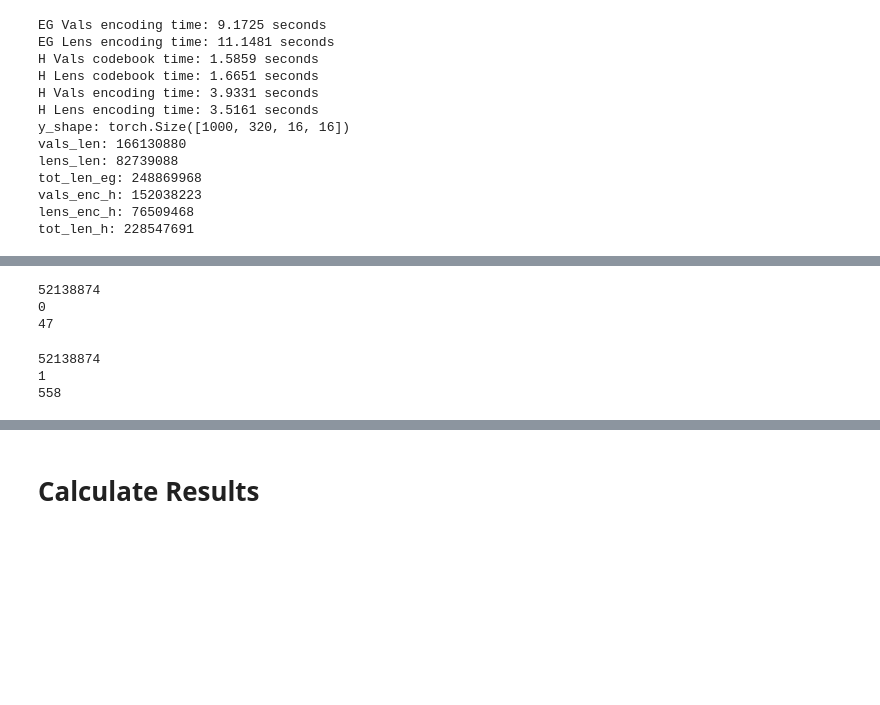
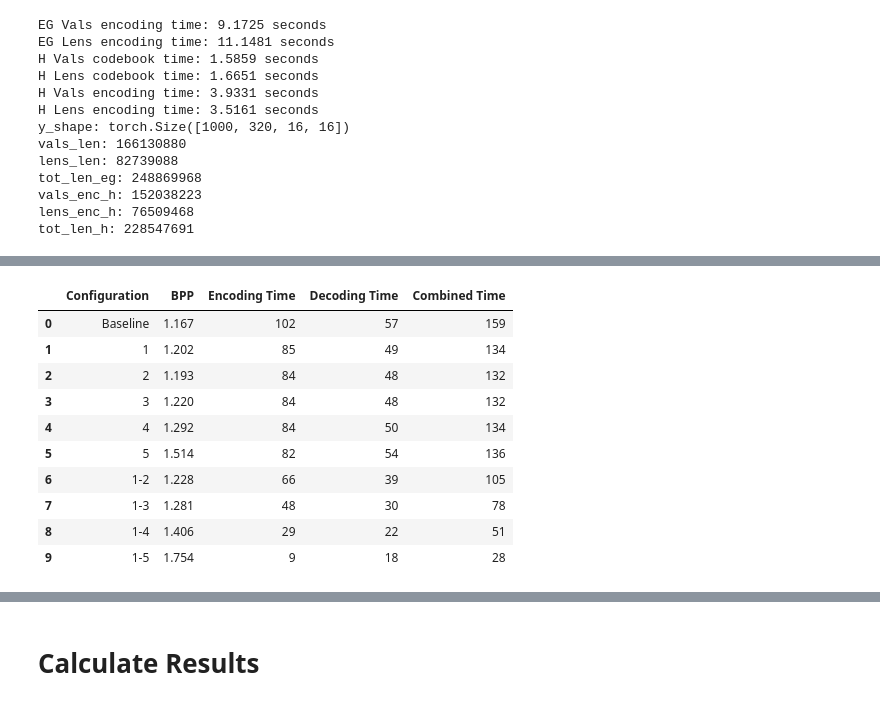
Before and after one commit to zb-umkc/elic_dct, a Jupyter notebook: elic_dct_rle.ipynb, the cells around one changed output, grey strips where cells are left out. Saved outputs shown, nothing was run; the diff lists cells and outputs as text; code cells hidden in the pictures; blank space fills up the shorter version.

```diff
--- a/elic_dct_rle.ipynb
+++ b/elic_dct_rle.ipynb
@@ -417,16 +407,22 @@ plt.show()
-# %%
-print(len(vals+24))
-print(np.min(vals+24))
-print(np.max(vals+24))
-# %% [output]
-52138874
-0
-47
-# %%
-print(len(lens))
-print(np.min(lens))
-print(np.max(lens))
-# %% [output]
-52138874
-1
-558
+# %%
+rc_df = pd.DataFrame({
+    "Configuration": ["Baseline", "1", "2", "3", "4", "5", "1-2", "1-3", "1-4", "1-5"],
+    "BPP": [1.167, 1.202, 1.193, 1.220, 1.292, 1.514, 1.228, 1.281, 1.406, 1.754],
+    "Encoding Time": [102, 85, 84, 84, 84, 82, 66, 48, 29, 9],
+    "Decoding Time": [57, 49, 48, 48, 50, 54, 39, 30, 22, 18],
+    "Combined Time": [159, 134, 132, 132, 134, 136, 105, 78, 51, 28]
+})
+
+rc_df
+# %% [output]
+|  | Configuration | BPP | Encoding Time | Decoding Time | Combined Time |
+| 0 | Baseline | 1.167 | 102 | 57 | 159 |
+| 1 | 1 | 1.202 | 85 | 49 | 134 |
+| 2 | 2 | 1.193 | 84 | 48 | 132 |
+| 3 | 3 | 1.220 | 84 | 48 | 132 |
+| 4 | 4 | 1.292 | 84 | 50 | 134 |
+| 5 | 5 | 1.514 | 82 | 54 | 136 |
+| 6 | 1-2 | 1.228 | 66 | 39 | 105 |
+| 7 | 1-3 | 1.281 | 48 | 30 | 78 |
+| 8 | 1-4 | 1.406 | 29 | 22 | 51 |
+| 9 | 1-5 | 1.754 | 9 | 18 | 28 |
```
Also changed, not shown: parts of 14 cells of this notebook.
